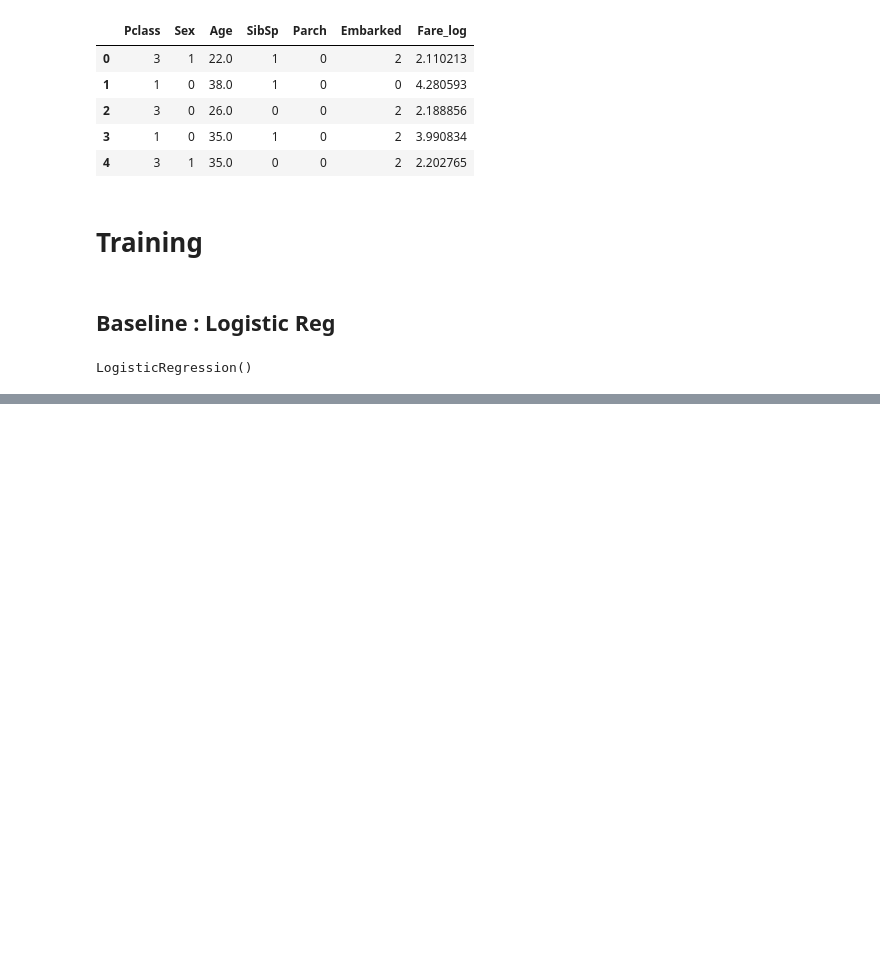
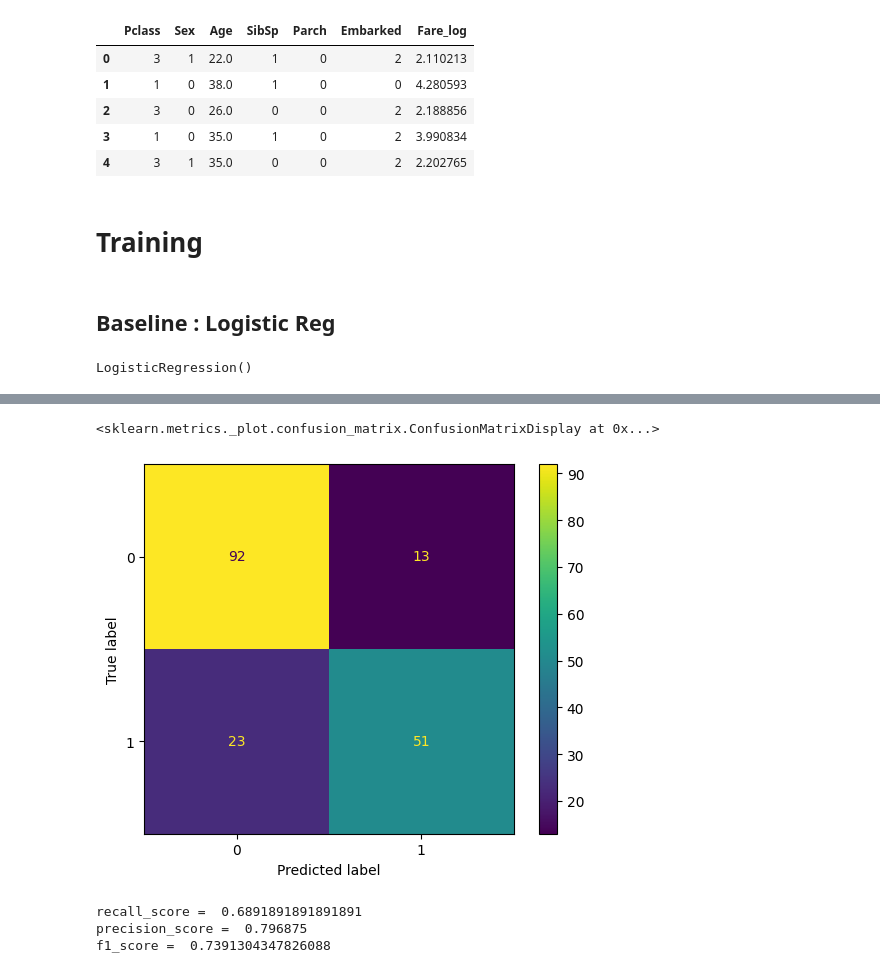
Before and after one commit to cleophass/kaggle_competitions, a Jupyter notebook: titanic-machine-learning-from-disaster.ipynb, the cells around one changed output, grey strips where cells are left out. Cells and saved outputs as stored; diff of their text form; code cells hidden in the pictures; blank space fills up the shorter version.

```diff
--- a/titanic-machine-learning-from-disaster.ipynb
+++ b/titanic-machine-learning-from-disaster.ipynb
@@ -197,0 +212,6 @@ f1_score =  0.7610619469026547
+# %%
+X["IsAlone"] = X.apply(lambda x : 0 if (x["SibSp"] + x["Parch"]) > 0 else 1, axis = 1)
+X["isYoung"] = X.apply(lambda x : 1 if (x["Age"] < 10) else 0, axis = 1)
+features = X.columns
+# %%
+X_train, X_test, y_train, y_test = train_test_split(X, y, test_size = 0.2, random_state = 42)
@@ -197,0 +225,17 @@ f1_score =  0.7610619469026547
+# %%
+predicted_tree = dtree.predict(X_test)
+# %%
+cm_tree = confusion_matrix(y_test, predicted_tree)
+disp_tree = ConfusionMatrixDisplay(confusion_matrix = cm_tree)
+disp_tree.plot()
+# %% [output]
+<sklearn.metrics._plot.confusion_matrix.ConfusionMatrixDisplay at 0x...>
+[figure, added]
+# %%
+print("recall_score = ",recall_score(y_test, predicted_tree))
+print("precision_score = ",precision_score(y_test, predicted_tree))
+print("f1_score = ",f1_score(y_test, predicted_tree))
+# %% [output]
+recall_score =  0.6891891891891891
+precision_score =  0.796875
+f1_score =  0.7391304347826088
```
Also changed, not shown: parts of 43 cells of this notebook.
